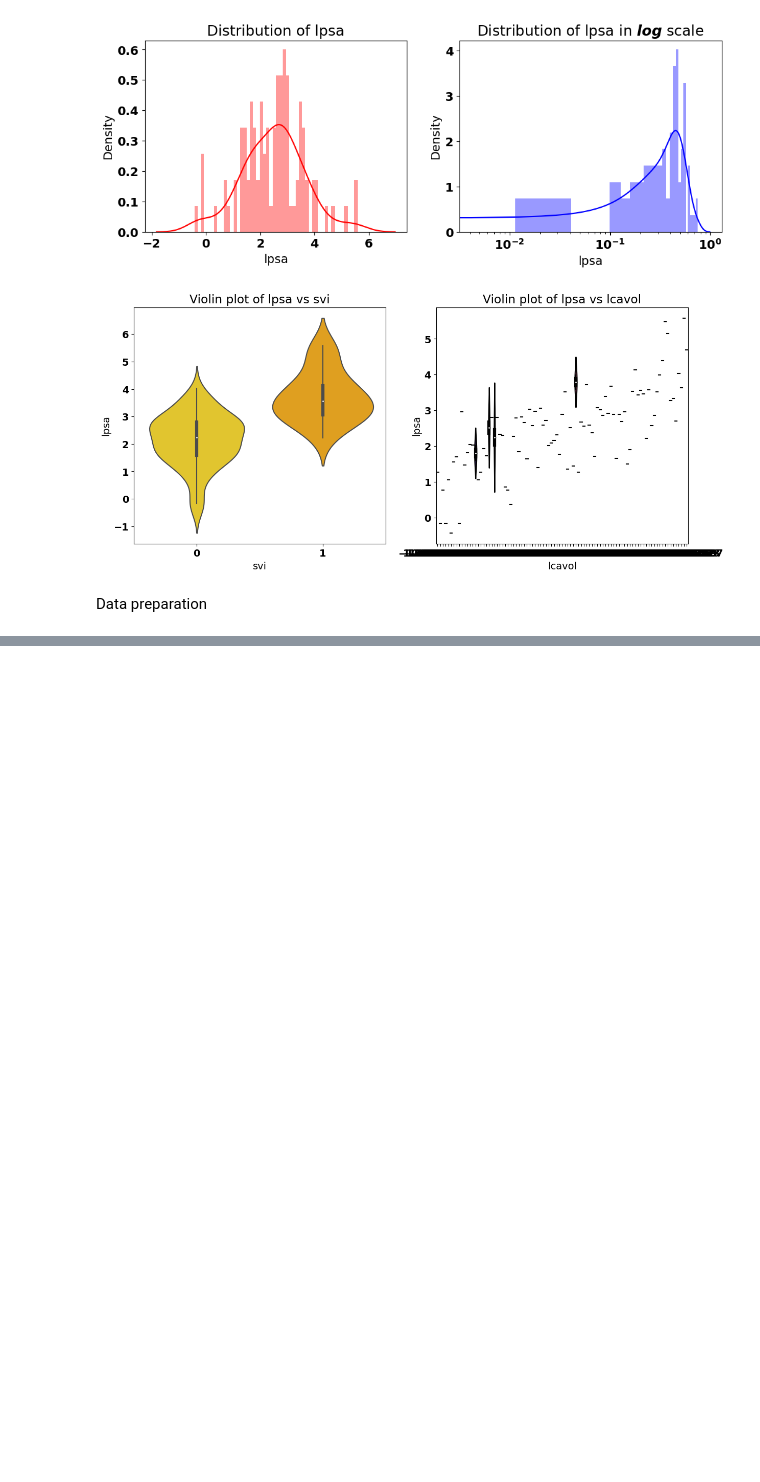
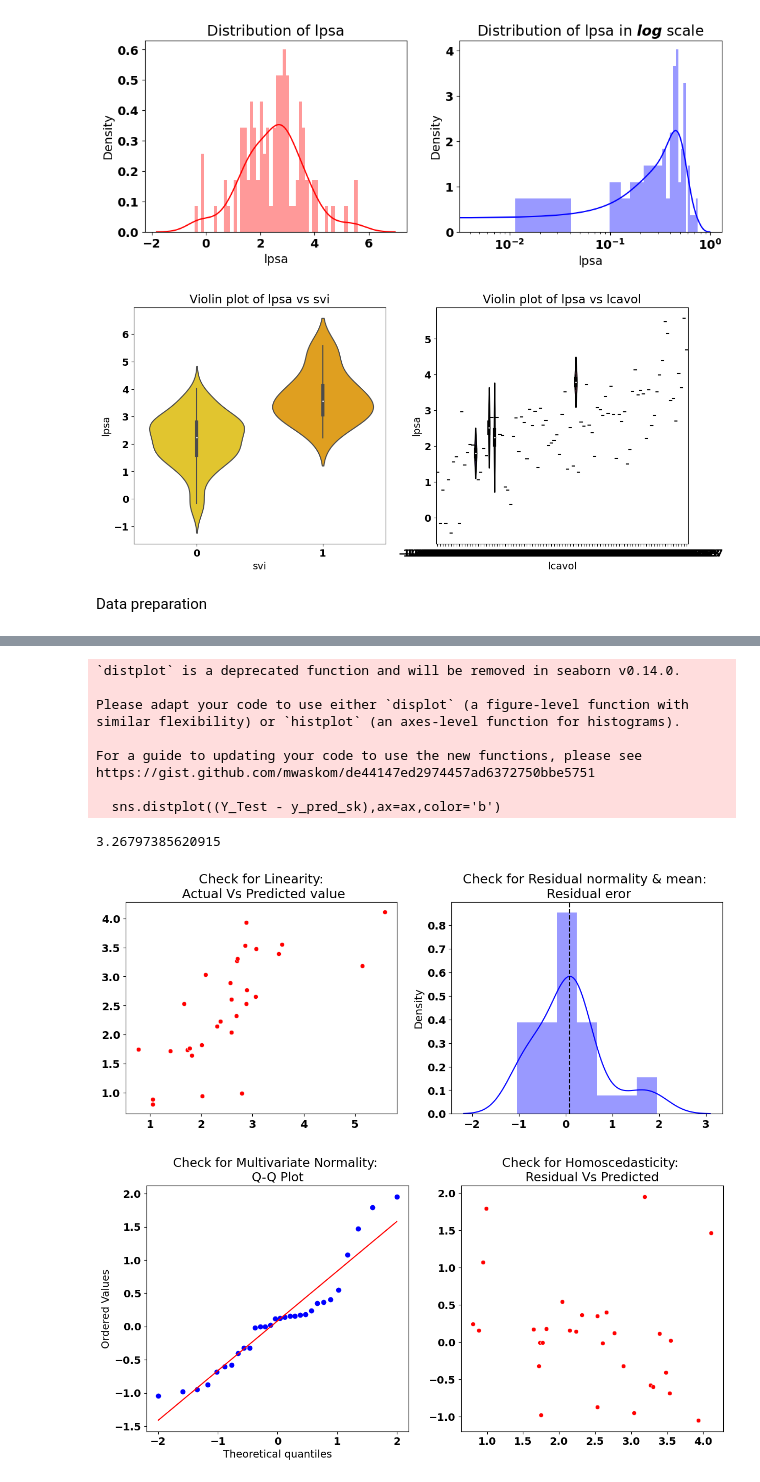
Before and after one commit to GPUK79/data-science-portfolio, a Jupyter notebook: o1_LinearMethodsForRegression.ipynb, the cells around one changed output, grey strips where cells are left out. Saved outputs shown, nothing was run; the diff lists cells and outputs as text; code cells hidden in the pictures; blank space fills up the shorter version.

Commit message:
Updated regression

```diff
--- a/o1_LinearMethodsForRegression.ipynb
+++ b/o1_LinearMethodsForRegression.ipynb
@@ -183,0 +262,44 @@ result.summary()
+# %%
+# sklearn regression module
+y_pred_sk = lin_reg.predict(X_Test)
+
+# Check for Linearity
+f = plt.figure(figsize=(14,5))
+ax = f.add_subplot(121)
+sns.scatterplot(x=Y_Test,y=y_pred_sk,ax=ax,color='r')
+ax.set_title('Check for Linearity:\n Actual Vs Predicted value')
+
+# Check for Residual normality & mean
+ax = f.add_subplot(122)
+sns.distplot((Y_Test - y_pred_sk),ax=ax,color='b')
+ax.axvline((Y_Test - y_pred_sk).mean(),color='k',linestyle='--')
+ax.set_title('Check for Residual normality & mean: \n Residual eror');
+
+# Check for Multivariate Normality
+# Quantile-Quantile plot
+f,ax = plt.subplots(1,2,figsize=(14,6))
+import scipy as sp
+_,(_,_,r)= sp.stats.probplot((Y_Test - y_pred_sk),fit=True,plot=ax[0])
+ax[0].set_title('Check for Multivariate Normality: \nQ-Q Plot')
+
+#Check for Homoscedasticity
+sns.scatterplot(y = (Y_Test - y_pred_sk), x= y_pred_sk, ax = ax[1],color='r')
+ax[1].set_title('Check for Homoscedasticity: \nResidual Vs Predicted');
+
+# Check for Multicollinearity
+#Variance Inflation Factor -> has to be > 5
+VIF = 1/(1- 0.694)
+VIF
+# %% [output]
+`distplot` is a deprecated function and will be removed in seaborn v0.14.0.
+
+Please adapt your code to use either `displot` (a figure-level function with
+similar flexibility) or `histplot` (an axes-level function for histograms).
+
+For a guide to updating your code to use the new functions, please see
+https://gist.github.com/mwaskom/de44147ed2974457ad6372750bbe5751
+
+  sns.distplot((Y_Test - y_pred_sk),ax=ax,color='b')
+3.26797385620915
+[figure, added]
+[figure, added]
```
Also changed, not shown: parts of 5 cells of this notebook.
